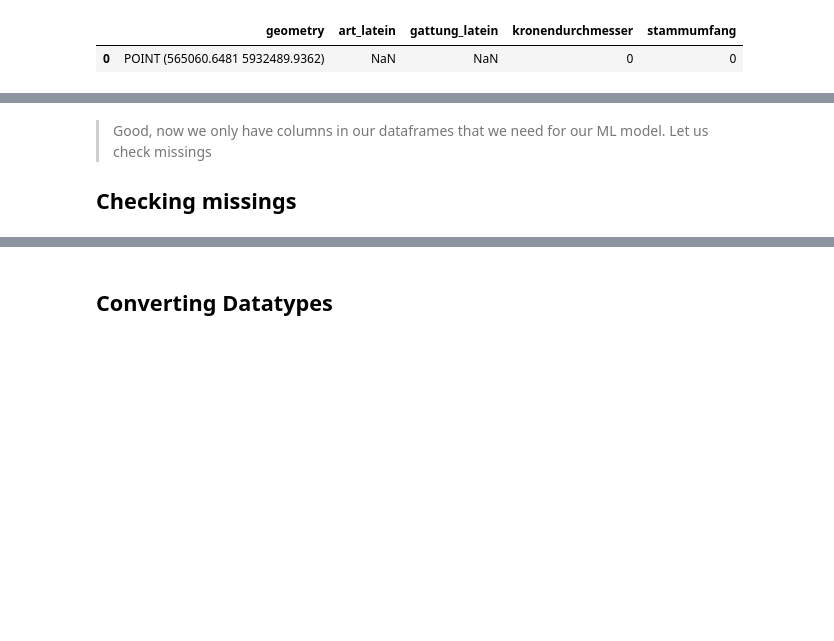
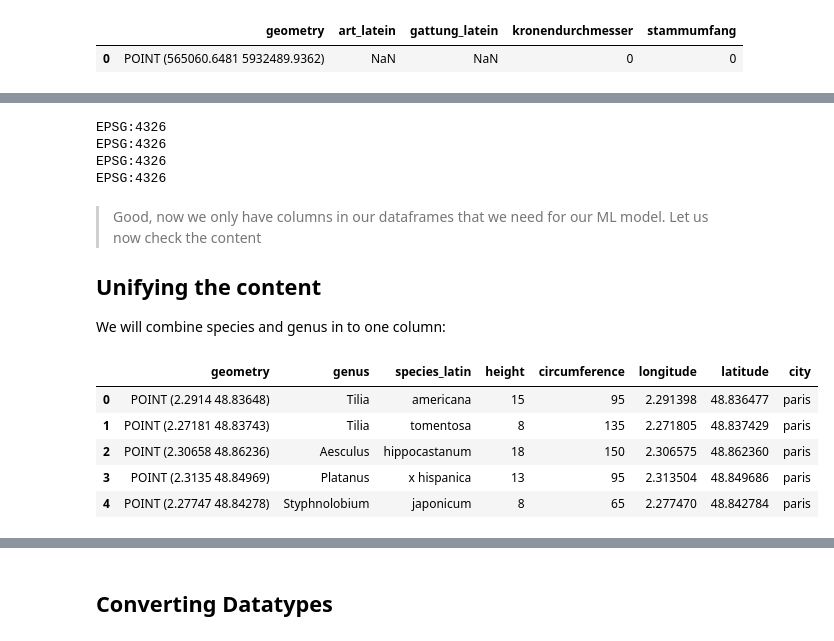
Before and after one commit to nikmaster/wu_dslab_infrared-city, a Jupyter notebook: project/dont_edit_nina.ipynb, the cells around one changed output, grey strips where cells are left out. Drawn from its saved outputs; the diff is of its cells as text; code cells hidden in the pictures; blank space fills up the shorter version.

```diff
--- a/project/dont_edit_nina.ipynb
+++ b/project/dont_edit_nina.ipynb
@@ -298,7 +297,29 @@ paris['city']= "paris"
 barcelona['city']= "barcelona"
 hamburg['city']= "hamburg"
 hamburg_hpa['city']= "hamburg_hpa"
+# %%
+print(vienna.crs)
+print(paris.crs)
+#print(barcelona.crs) #doesnt have that
+print(hamburg_hpa.crs)
+print(hamburg.crs)
+# %% [output]
+EPSG:4326
+EPSG:4326
+EPSG:4326
+EPSG:4326
 # %% [markdown]
-<blockquote>Good, now we only have columns in our dataframes that we need for our ML model. Let us check missings</blockquote>
+<blockquote>Good, now we only have columns in our dataframes that we need for our ML model. Let us now check the content</blockquote>
 
-## Checking missings
+## Unifying the content
+
+We will combine species and genus in to one column:
+# %%
+paris.head(5)
+# %% [output]
+|  | geometry | genus | species_latin | height | circumference | longitude | latitude | city |
+| 0 | POINT (2.2914 48.83648) | Tilia | americana | 15 | 95 | 2.291398 | 48.836477 | paris |
+| 1 | POINT (2.27181 48.83743) | Tilia | tomentosa | 8 | 135 | 2.271805 | 48.837429 | paris |
+| 2 | POINT (2.30658 48.86236) | Aesculus | hippocastanum | 18 | 150 | 2.306575 | 48.862360 | paris |
+| 3 | POINT (2.3135 48.84969) | Platanus | x hispanica | 13 | 95 | 2.313504 | 48.849686 | paris |
+| 4 | POINT (2.27747 48.84278) | Styphnolobium | japonicum | 8 | 65 | 2.277470 | 48.842784 | paris |
```
Also changed, not shown: parts of 37 cells of this notebook.
